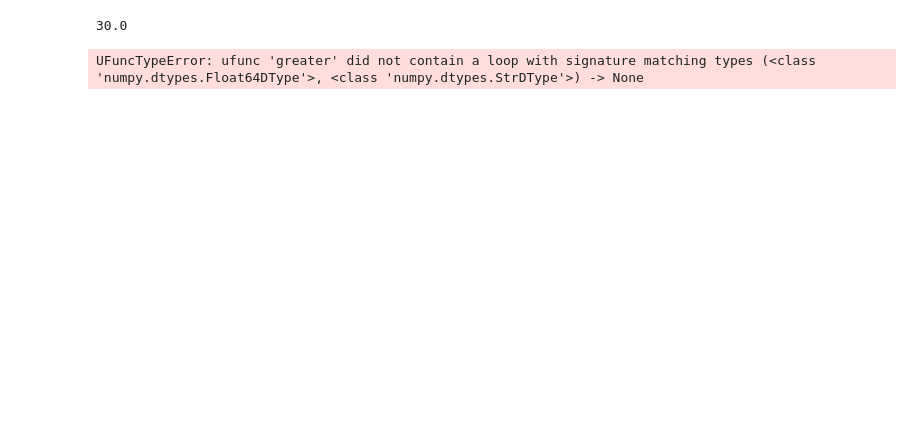
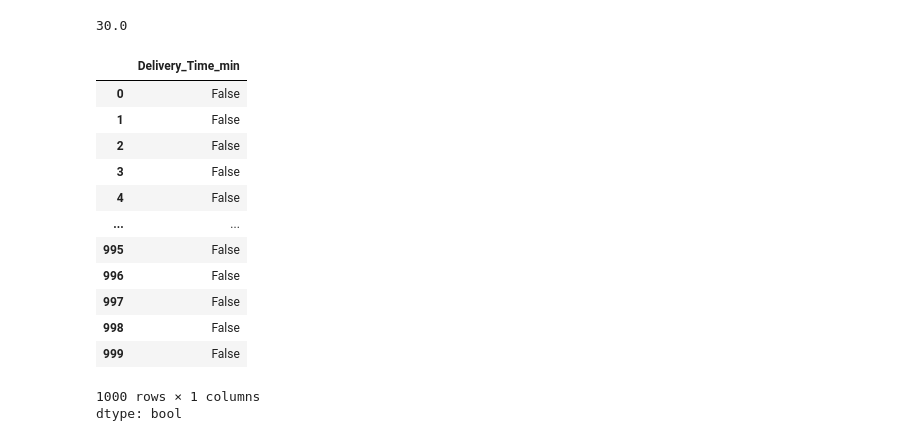
Before and after one commit to aiml-gowtham/MachineLearning, a Jupyter notebook: LinearRegression.ipynb, the cells around one changed output. Cells and saved outputs as stored; diff of their text form; code cells hidden in the pictures; blank space fills up the shorter version.

```diff
--- a/LinearRegression.ipynb
+++ b/LinearRegression.ipynb
@@ -198,6 +198,21 @@ print(IQR)
 # %% [output]
 30.0
 # %%
-outliers = ((df < (q1 - 1.5 * IQR)) | (df > (q3 + 1.5 * IQR))).any(axis=1)
+outliers = ((df1['Delivery_Time_min'] < (q1 - 1.5 * IQR)) | (df1['Delivery_Time_min'] > (q3 + 1.5 * IQR)))
-# %% [output]
-UFuncTypeError: ufunc 'greater' did not contain a loop with signature matching types (<class 'numpy.dtypes.Float64DType'>, <class 'numpy.dtypes.StrDType'>) -> None
+# %%
+outliers
+# %% [output]
+|  | Delivery_Time_min |
+| 0 | False |
+| 1 | False |
+| 2 | False |
+| 3 | False |
+| 4 | False |
+| ... | ... |
+| 995 | False |
+| 996 | False |
+| 997 | False |
+| 998 | False |
+| 999 | False |
+1000 rows × 1 columns
+dtype: bool
```
Also changed, not shown: parts of 5 cells of this notebook.
